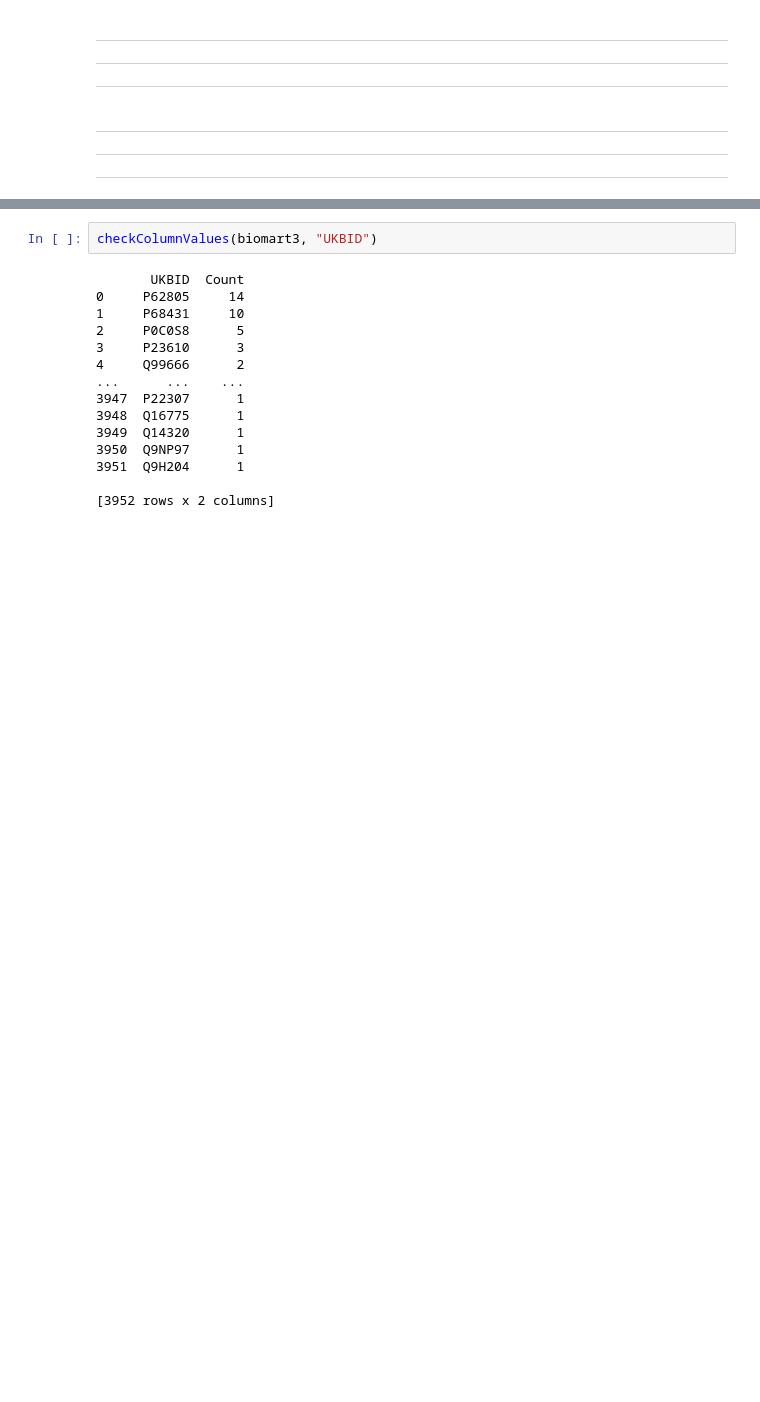
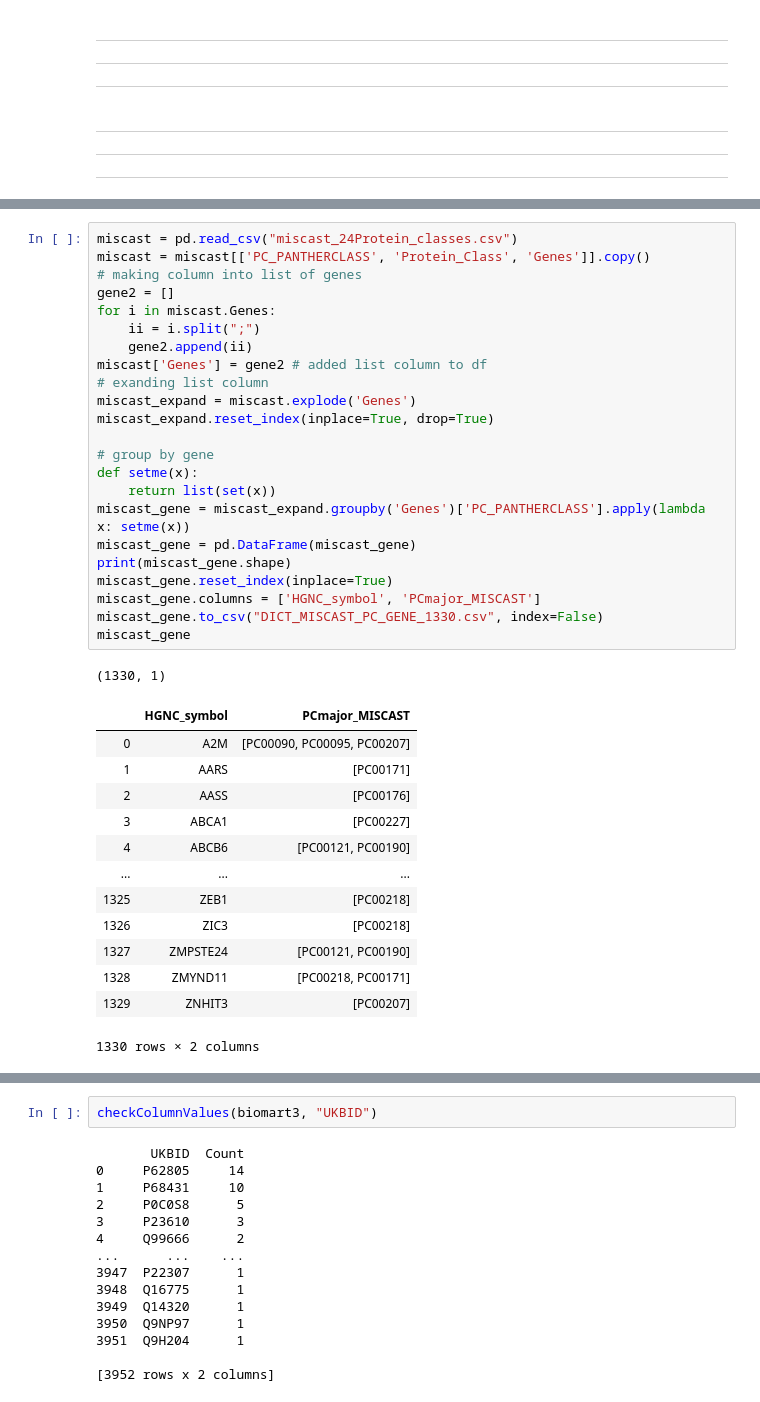
Before and after one commit to Mfpfox/MAPPING, a Jupyter notebook: G19_11_23_PIE_3963UKBIDs.ipynb, the cells around one changed output, grey strips where cells are left out. Cells and saved outputs as stored; diff of their text form; blank space fills up the shorter version.

```diff
--- a/G19_11_23_PIE_3963UKBIDs.ipynb
+++ b/G19_11_23_PIE_3963UKBIDs.ipynb
@@ -663,0 +696,38 @@ len(biomart3['UKBID'].unique())
+# %%
+miscast = pd.read_csv("miscast_24Protein_classes.csv")
+miscast = miscast[['PC_PANTHERCLASS', 'Protein_Class', 'Genes']].copy()
+# making column into list of genes
+gene2 = []
+for i in miscast.Genes:
+    ii = i.split(";")
+    gene2.append(ii)
+miscast['Genes'] = gene2 # added list column to df
+# exanding list column
+miscast_expand = miscast.explode('Genes')
+miscast_expand.reset_index(inplace=True, drop=True)
+
+# group by gene
+def setme(x):
+    return list(set(x))
+miscast_gene = miscast_expand.groupby('Genes')['PC_PANTHERCLASS'].apply(lambda x: setme(x))
+miscast_gene = pd.DataFrame(miscast_gene)
+print(miscast_gene.shape)
+miscast_gene.reset_index(inplace=True)
+miscast_gene.columns = ['HGNC_symbol', 'PCmajor_MISCAST']
+miscast_gene.to_csv("DICT_MISCAST_PC_GENE_1330.csv", index=False)
+miscast_gene
+# %% [output]
+(1330, 1)
+|  | HGNC_symbol | PCmajor_MISCAST |
+| 0 | A2M | [PC00090, PC00095, PC00207] |
+| 1 | AARS | [PC00171] |
+| 2 | AASS | [PC00176] |
+| 3 | ABCA1 | [PC00227] |
+| 4 | ABCB6 | [PC00121, PC00190] |
+| ... | ... | ... |
+| 1325 | ZEB1 | [PC00218] |
+| 1326 | ZIC3 | [PC00218] |
+| 1327 | ZMPSTE24 | [PC00121, PC00190] |
+| 1328 | ZMYND11 | [PC00218, PC00171] |
+| 1329 | ZNHIT3 | [PC00207] |
+1330 rows × 2 columns
```
Also changed, not shown: parts of 84 cells of this notebook.
